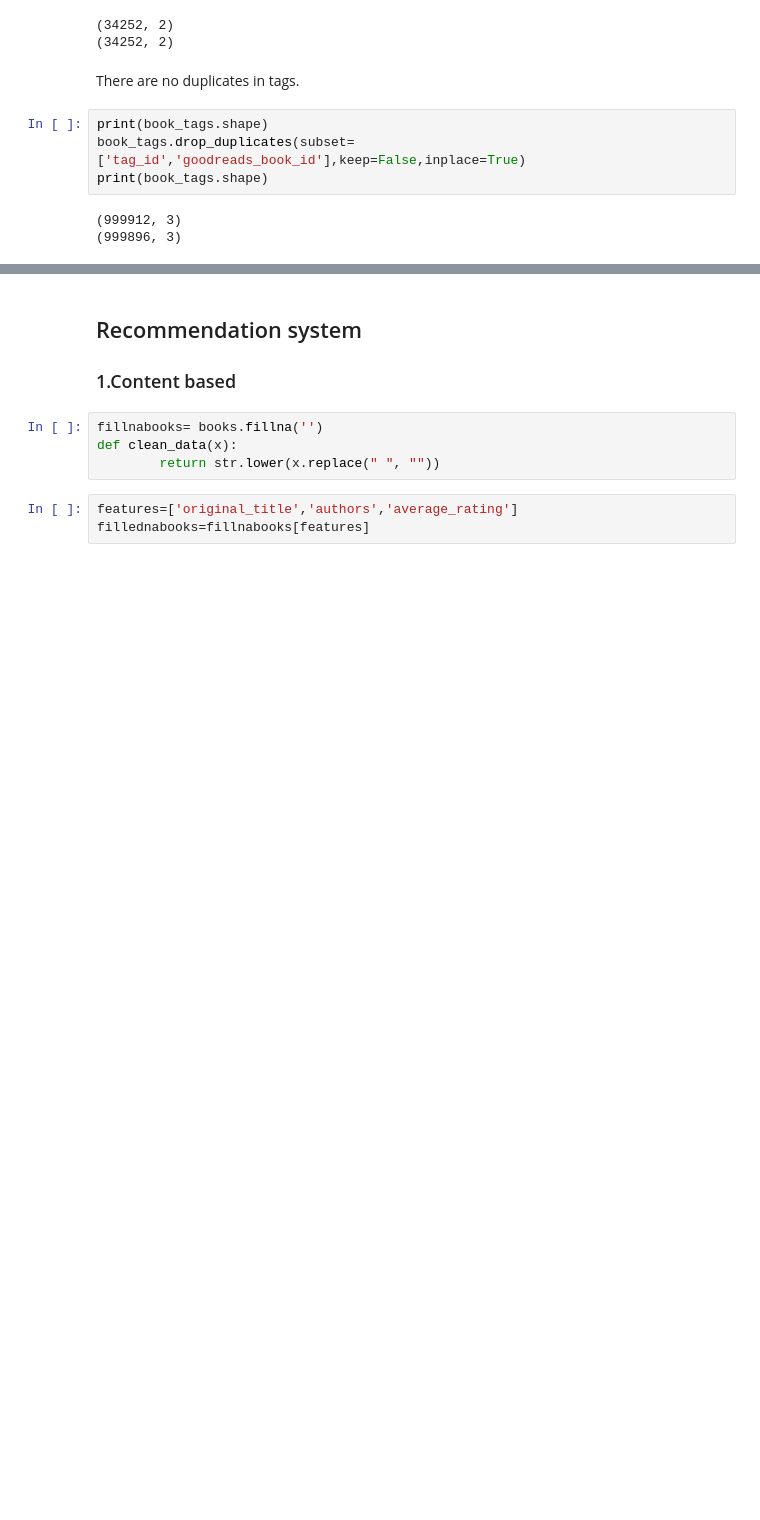
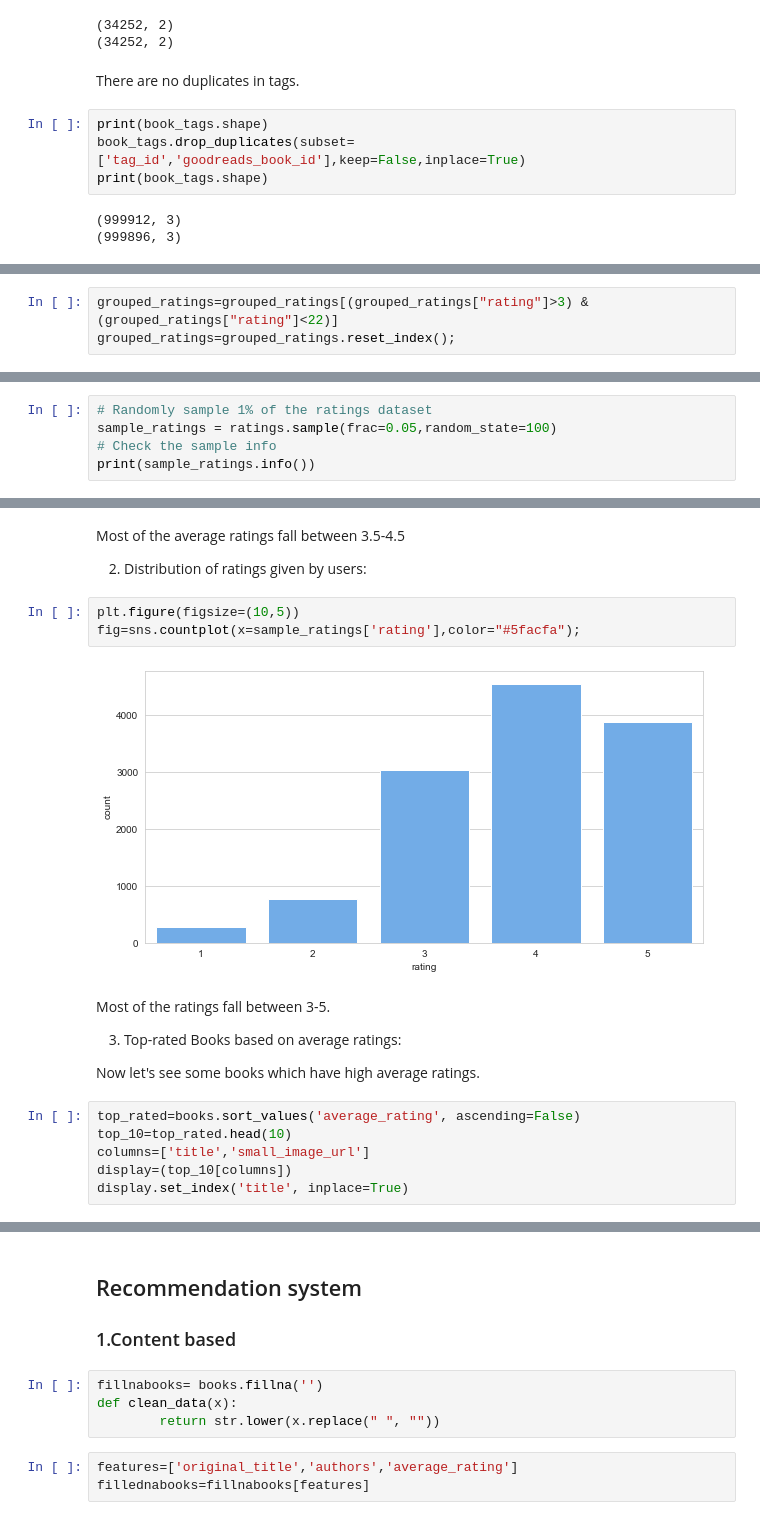
Before and after one commit to ambita20/BookRecommenderSystem, a Jupyter notebook: code.ipynb, the cells around one changed output, grey strips where cells are left out. Drawn from its saved outputs; the diff is of its cells as text; blank space fills up the shorter version.

```diff
--- a/code.ipynb
+++ b/code.ipynb
@@ -362,0 +256,3 @@ new_tags=p[p.index.isin(genres)]
+# %%
+grouped_ratings=grouped_ratings[(grouped_ratings["rating"]>3) & (grouped_ratings["rating"]<22)]
+grouped_ratings=grouped_ratings.reset_index();
@@ -362,0 +268,5 @@ new_tags=p[p.index.isin(genres)]
+# %%
+# Randomly sample 1% of the ratings dataset
+sample_ratings = ratings.sample(frac=0.05,random_state=100)
+# Check the sample info
+print(sample_ratings.info())
@@ -362,0 +292,21 @@ new_tags=p[p.index.isin(genres)]
+# %% [markdown]
+Most of the average ratings fall between 3.5-4.5
+
+2. Distribution of ratings given by users:
+# %%
+plt.figure(figsize=(10,5))
+fig=sns.countplot(x=sample_ratings['rating'],color="#5facfa");
+# %% [output]
+[figure, added]
+# %% [markdown]
+Most of the ratings fall between 3-5.
+
+3. Top-rated Books based on average ratings:
+
+Now let's see some books which have high average ratings.
+# %%
+top_rated=books.sort_values('average_rating', ascending=False)
+top_10=top_rated.head(10)
+columns=['title','small_image_url']
+display=(top_10[columns])
+display.set_index('title', inplace=True)
```
Also changed, not shown: parts of 62 cells of this notebook.
